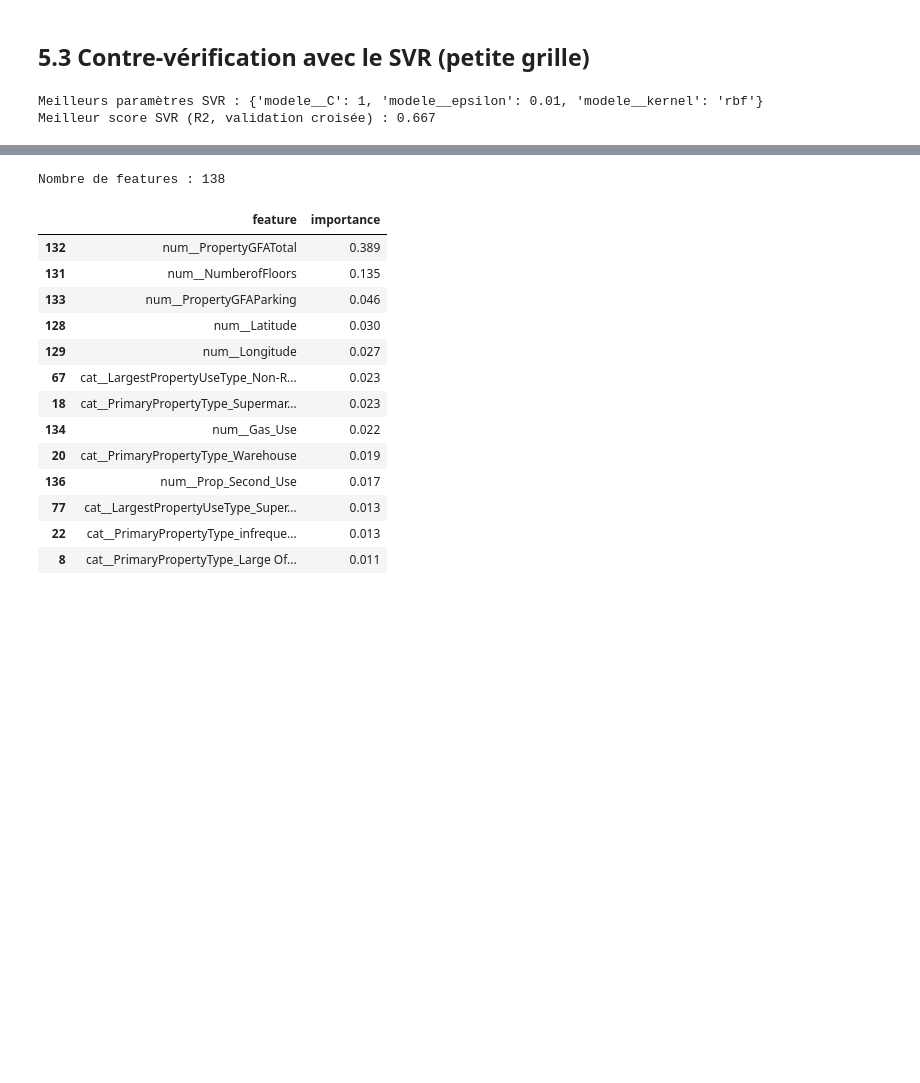
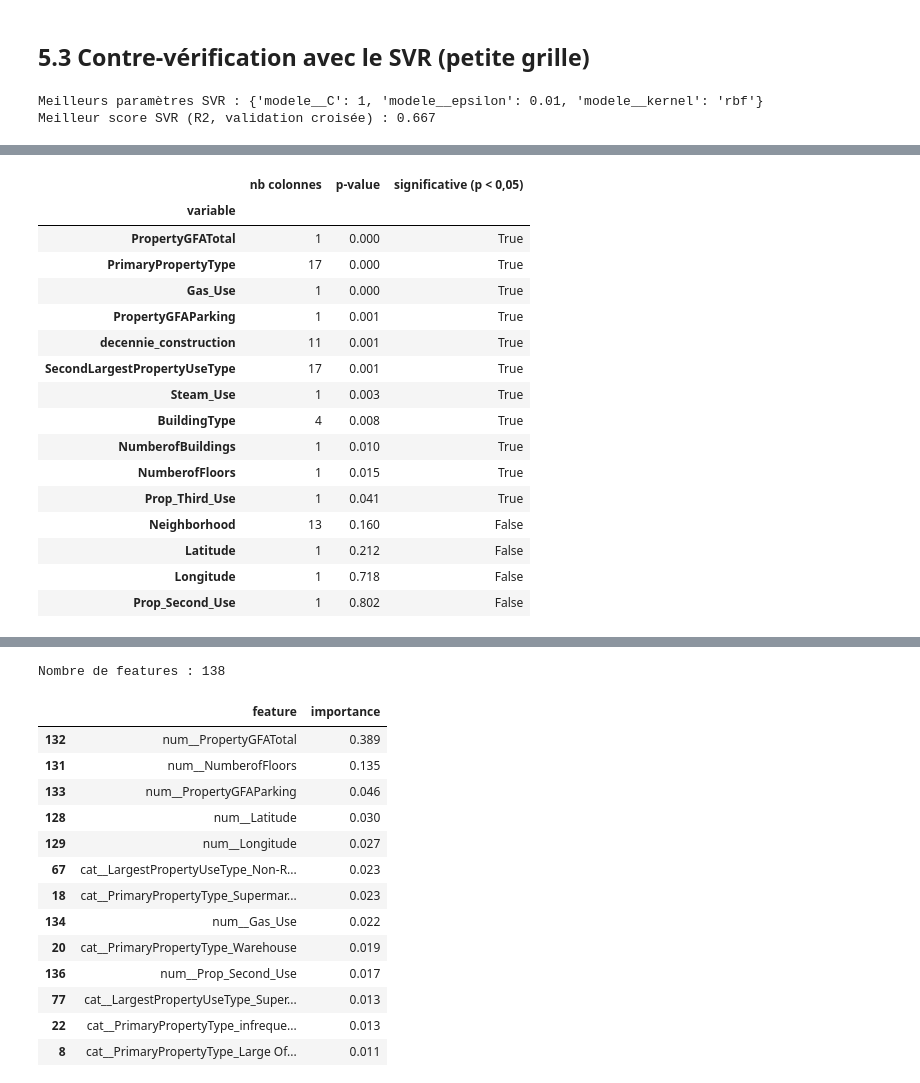
Before and after one commit to youdontknowmu/Projet3, a Jupyter notebook: P3_template_modelistation_supervisee_data_scientist.ipynb, the cells around one changed output, grey strips where cells are left out. Drawn from its saved outputs; the diff is of its cells as text; code cells hidden in the pictures; blank space fills up the shorter version.

```diff
--- a/P3_template_modelistation_supervisee_data_scientist.ipynb
+++ b/P3_template_modelistation_supervisee_data_scientist.ipynb
@@ -1804,0 +1926,18 @@ Meilleur score SVR (R2, validation croisée) : 0.667
+# %%
+"""Retrait des variables catégorielles redondantes signalées par le VIF"""
+# Choix guidé par le VIF (étape précédente) ET par le sens métier :
+# - LargestPropertyUseType : doublon de PrimaryPropertyType (VIF "infini")
+# - ZipCode, CouncilDistrictCode : la localisation est déjà portée par Neighborhood + Latitude / Longitude
+# - ThirdLargestPropertyUseType : 77 % de "None", et sa présence est déjà portée par Prop_Third_Use
+colonnes_redondantes_lineaire = ["LargestPropertyUseType", "ZipCode", "CouncilDistrictCode", "ThirdLargestPropertyUseType"]
+categorielles_reduites = [col for col in colonnes_categorielles if col not in colonnes_redondantes_lineaire]
+
+resultat_sans_redondance = evaluer_modele(
+    "Régression linéaire + taille en log + sans redondances", LinearRegression(), X_train, y_train_log,
+    preprocessing=preprocessing_lineaire(categorielles_reduites, colonnes_taille, autres_numeriques),
+)
+# On ajoute cette ligne au tableau de l'étape précédente
+comparaison_lineaire = pd.concat([comparaison_lineaire, resultat_sans_redondance.to_frame().T])
+comparaison_lineaire["Écart R2 (train - valid)"] = comparaison_lineaire["R2 train"] - comparaison_lineaire["R2 valid"]
+print(f"Nombre de variables catégorielles : {len(colonnes_categorielles)} -> {len(categorielles_reduites)}")
+comparaison_lineaire[["R2 train", "R2 valid", "MAE valid", "Écart R2 (train - valid)"]]
@@ -1804,0 +2000,47 @@ Meilleur score SVR (R2, validation croisée) : 0.667
+# %%
+"""Significativité de chaque variable (régression avec statsmodels, sur X_train)"""
+# 1. Tableau de features identique au modèle : taille en log, One-Hot avec drop="first"
+numeriques_df = X_train[colonnes_numeriques].astype(float).copy()
+numeriques_df[colonnes_taille] = np.log1p(numeriques_df[colonnes_taille])
+encodeur = OneHotEncoder(max_categories=18, drop="first", handle_unknown="infrequent_if_exist", sparse_output=False)
+onehot = pd.DataFrame(encodeur.fit_transform(X_train[categorielles_reduites]),
+                      columns=encodeur.get_feature_names_out(), index=X_train.index)
+tableau = pd.concat([numeriques_df, onehot], axis=1)
+
+# 2. Régression "classique" (moindres carrés) : statsmodels donne les p-values, scikit-learn non
+modele_ols = sm.OLS(y_train_log, sm.add_constant(tableau)).fit()
+
+# 3. Test F par variable d'origine : toutes ses colonnes testées ensemble
+#    On désigne les coefficients par leur position (matrice R) : chaque ligne de R
+#    sélectionne un coefficient de la variable, et le test vérifie s'ils valent tous 0
+noms_coefficients = list(modele_ols.params.index)
+resultats = []
+for variable in colonnes_numeriques + categorielles_reduites:
+    colonnes = [c for c in tableau.columns if c == variable or c.startswith(f"{variable}_")]
+    R = np.zeros((len(colonnes), len(noms_coefficients)))
+    for ligne, col in enumerate(colonnes):
+        R[ligne, noms_coefficients.index(col)] = 1
+    test = modele_ols.f_test(R)
+    resultats.append({"variable": variable, "nb colonnes": len(colonnes), "p-value": float(test.pvalue)})
+
+significativite = pd.DataFrame(resultats).set_index("variable").sort_values("p-value")
+significativite["significative (p < 0,05)"] = significativite["p-value"] < 0.05
+significativite.round(4)
+# %% [output]
+|  | nb colonnes | p-value | significative (p < 0,05) |
+| variable |  |  |  |
+| PropertyGFATotal | 1 | 0.000 | True |
+| PrimaryPropertyType | 17 | 0.000 | True |
+| Gas_Use | 1 | 0.000 | True |
+| PropertyGFAParking | 1 | 0.001 | True |
+| decennie_construction | 11 | 0.001 | True |
+| SecondLargestPropertyUseType | 17 | 0.001 | True |
+| Steam_Use | 1 | 0.003 | True |
+| BuildingType | 4 | 0.008 | True |
+| NumberofBuildings | 1 | 0.010 | True |
+| NumberofFloors | 1 | 0.015 | True |
+| Prop_Third_Use | 1 | 0.041 | True |
+| Neighborhood | 13 | 0.160 | False |
+| Latitude | 1 | 0.212 | False |
+| Longitude | 1 | 0.718 | False |
+| Prop_Second_Use | 1 | 0.802 | False |
```
Also changed, not shown: parts of 39 cells of this notebook, 2 other files.
